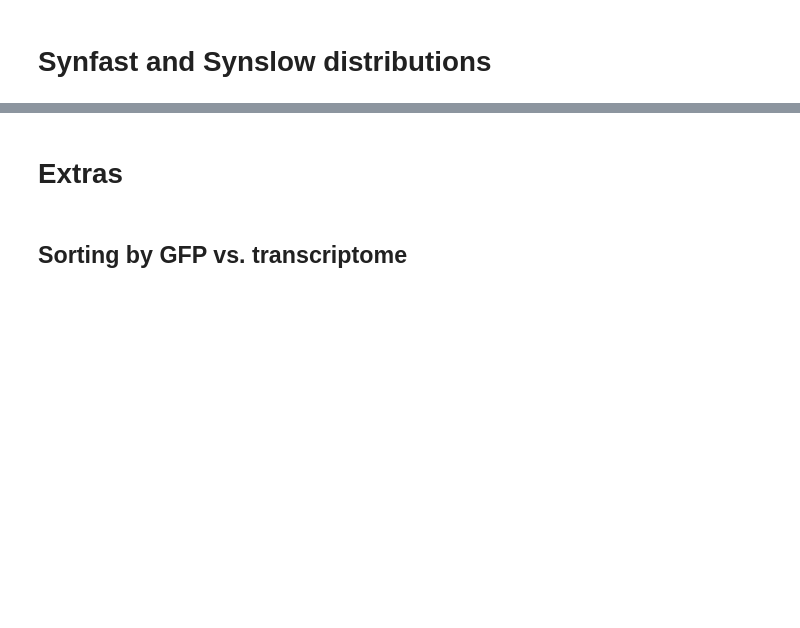
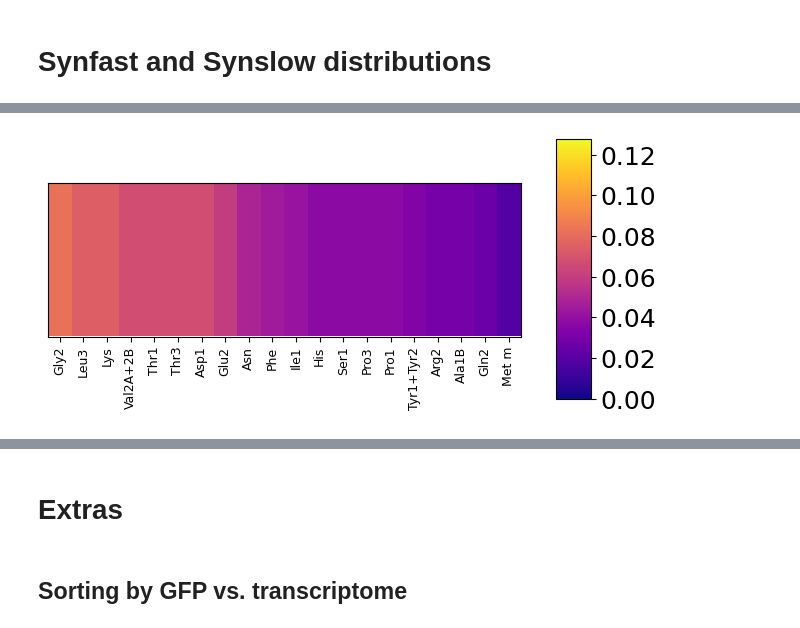
Before and after one commit to EndyLab/tRNACAD, a Jupyter notebook: RED20-SingleGeneOptimization.ipynb, the cells around one changed output, grey strips where cells are left out. Drawn from its saved outputs; the diff is of its cells as text; code cells hidden in the pictures; blank space fills up the shorter version.

```diff
--- a/RED20-SingleGeneOptimization.ipynb
+++ b/RED20-SingleGeneOptimization.ipynb
@@ -425,0 +419,23 @@ slow 220.56648350026717
+# %%
+# Supplemental Figure showing codon-weighted distribution:
+
+fig, ax = plt.subplots(figsize=(7,2))
+
+x = np.arange(0,20)
+y = np.array(ptRNA_sorted_codonweighted)[0:20]
+extent = [x[0]-(x[1]-x[0])/2., x[-1]+(x[1]-x[0])/2.,0,1]
+heatmap = ax.imshow(y[np.newaxis,:], cmap="plasma", aspect="auto", extent=extent,vmin=0,vmax=0.128)
+ax.set_yticks([])
+ax.set_xlim(extent[0], extent[1])
+plt.xticks(range(len(tRNA_tags[0:20])), tRNA_sorted_codonweighted[0:20],rotation='vertical')
+ax.tick_params(axis='x', which='major', labelsize=9)
+
+fig.subplots_adjust(right=0.8)
+cbar_ax = fig.add_axes([0.85, -0.2, 0.05, 1.3])
+cbar = fig.colorbar(heatmap, cax=cbar_ax,ticks=[0,0.02,0.04,0.06,0.08,0.10,0.12])
+
+cbar.ax.tick_params(labelsize=18)
+
+plt.show()
+# %% [output]
+[figure, added]
```
Also changed, not shown: parts of 11 cells of this notebook, 42 other files.
